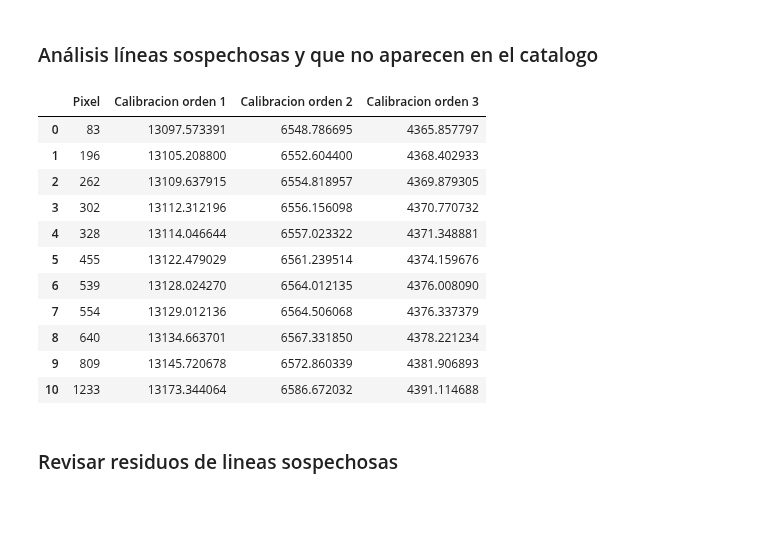
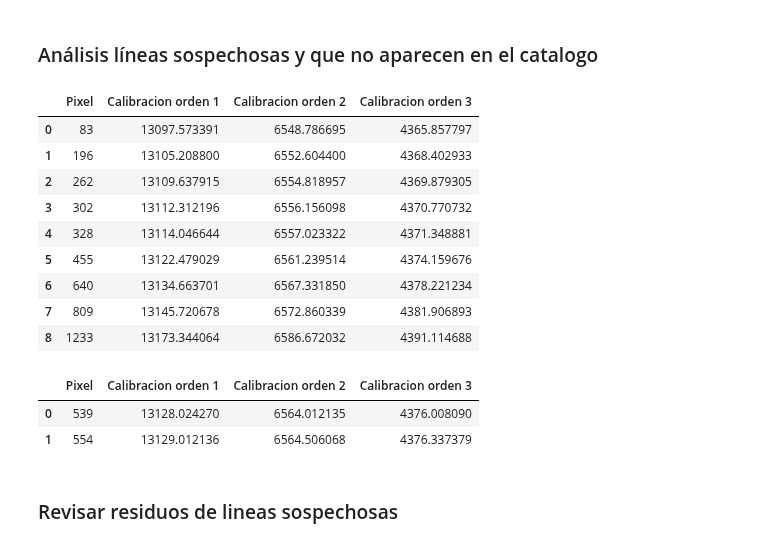
Before and after one commit to ccuellarn/Torium-Operation, a Jupyter notebook: Data/Th 6565/Analisis_6565.ipynb, the cells around one changed output. Cells and saved outputs as stored; diff of their text form; code cells hidden in the pictures; blank space fills up the shorter version.

```diff
--- a/Data/Th 6565/Analisis_6565.ipynb
+++ b/Data/Th 6565/Analisis_6565.ipynb
@@ -412,34 +412,31 @@ fig3.tight_layout()
 ### Análisis líneas sospechosas y que no aparecen en el catalogo
 # %%
 #Ver y tener los diferentes valores encontrados en el catalogo de nist
-LineasSos_1 = LineasSus(Pixsus_1 + Pixesp_1,param)
+LineasSos_1 = LineasSus(Pixsus_1,param)
 # LineasSos_1['Catalogo longitud orden 1'] = []
 # LineasSos_1['Elemento orden 1'] = [ ]
 # LineasSos_1['Catalogo longitud orden 3'] = []
 # LineasSos_1['Elemento orden 3'] = [ ]
 
-LineasSos_2 = LineasSus(Pixsus_2 + Pixesp_2,param)
+LineasSos_2 = LineasSus(Pixsus_2,param)
 # LineasSos_2['Catalogo longitud orden 1'] = []
 # LineasSos_2['Elemento orden 1'] = [ ]
 # LineasSos_2['Catalogo longitud orden 3'] = []
 # LineasSos_2['Elemento orden 3'] = [ ]
 
-LineasSos_ = pd.concat([LineasSos_1,LineasSos_2], axis=0).sort_values(by='Pixel', ascending=True, na_position='first').reset_index(drop=True)
-
-LineasSos_
+LineasSos = pd.concat([LineasSos_1,LineasSos_2], axis=0).sort_values(by='Pixel', ascending=True, na_position='first').reset_index(drop=True)
+LineasSos
 # %% [output]
 |  | Pixel | Calibracion orden 1 | Calibracion orden 2 | Calibracion orden 3 |
 | 0 | 83 | 13097.573391 | 6548.786695 | 4365.857797 |
 | 1 | 196 | 13105.208800 | 6552.604400 | 4368.402933 |
 | 2 | 262 | 13109.637915 | 6554.818957 | 4369.879305 |
 | 3 | 302 | 13112.312196 | 6556.156098 | 4370.770732 |
 | 4 | 328 | 13114.046644 | 6557.023322 | 4371.348881 |
 | 5 | 455 | 13122.479029 | 6561.239514 | 4374.159676 |
-| 6 | 539 | 13128.024270 | 6564.012135 | 4376.008090 |
-| 7 | 554 | 13129.012136 | 6564.506068 | 4376.337379 |
-| 8 | 640 | 13134.663701 | 6567.331850 | 4378.221234 |
-| 9 | 809 | 13145.720678 | 6572.860339 | 4381.906893 |
-| 10 | 1233 | 13173.344064 | 6586.672032 | 4391.114688 |
+| 6 | 640 | 13134.663701 | 6567.331850 | 4378.221234 |
+| 7 | 809 | 13145.720678 | 6572.860339 | 4381.906893 |
+| 8 | 1233 | 13173.344064 | 6586.672032 | 4391.114688 |
 # %%
 # # Por si se necesita quitar algun elemento None del dataframe .drop([2],axis=0).reset_index(drop=True)
 # LineasSos_1['Catalogo longitud'] = []
@@ -455,6 +452,16 @@ LineasSos_
 
 # #Código para imprimir la tabla de latex
 # print(LineasSos.to_latex(index=False))
+# %%
+#Lineas que aparecen en el espectro y no son sospechosas
+LineasSos_1_ = LineasSus(Pixesp_1,param)
+LineasSos_2_ = LineasSus(Pixesp_2,param)
+LineasSos_ = pd.concat([LineasSos_1_,LineasSos_2_], axis=0).sort_values(by='Pixel', ascending=True, na_position='first').reset_index(drop=True)
+LineasSos_
+# %% [output]
+|  | Pixel | Calibracion orden 1 | Calibracion orden 2 | Calibracion orden 3 |
+| 0 | 539 | 13128.024270 | 6564.012135 | 4376.008090 |
+| 1 | 554 | 13129.012136 | 6564.506068 | 4376.337379 |
 # %% [markdown]
 ### Revisar residuos de lineas sospechosas
 # %%
```
Also changed, not shown: 2 other files.
